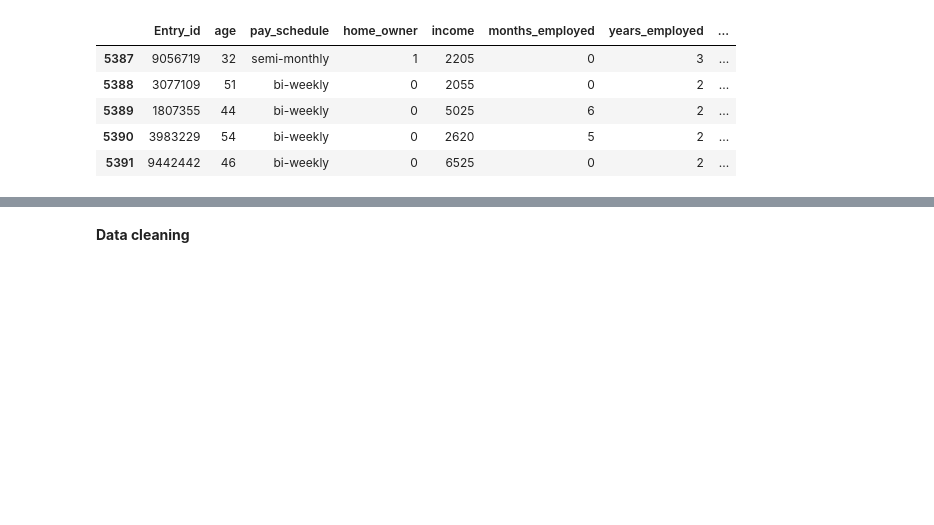
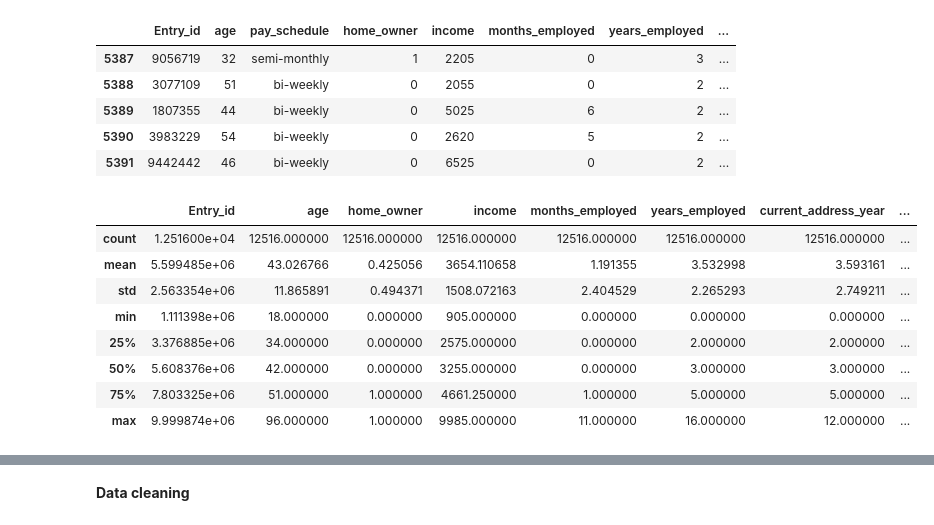
Before and after one commit to zreal135/Team_Pandas, a Jupyter notebook: Team_Pandas_DatafestAfrica_ML_Hackathon.ipynb, the cells around one changed output, grey strips where cells are left out. Cells and saved outputs as stored; diff of their text form; code cells hidden in the pictures; blank space fills up the shorter version.

```diff
--- a/Team_Pandas_DatafestAfrica_ML_Hackathon.ipynb
+++ b/Team_Pandas_DatafestAfrica_ML_Hackathon.ipynb
@@ -83,0 +83,13 @@ p
+# %%
+# Describing the datasets to get various summary statistics
+train.describe()
+# %% [output]
+|  | Entry_id | age | home_owner | income | months_employed | years_employed | current_address_year | ... |
+| count | 1.251600e+04 | 12516.000000 | 12516.000000 | 12516.000000 | 12516.000000 | 12516.000000 | 12516.000000 | ... |
+| mean | 5.599485e+06 | 43.026766 | 0.425056 | 3654.110658 | 1.191355 | 3.532998 | 3.593161 | ... |
+| std | 2.563354e+06 | 11.865891 | 0.494371 | 1508.072163 | 2.404529 | 2.265293 | 2.749211 | ... |
+| min | 1.111398e+06 | 18.000000 | 0.000000 | 905.000000 | 0.000000 | 0.000000 | 0.000000 | ... |
+| 25% | 3.376885e+06 | 34.000000 | 0.000000 | 2575.000000 | 0.000000 | 2.000000 | 2.000000 | ... |
+| 50% | 5.608376e+06 | 42.000000 | 0.000000 | 3255.000000 | 0.000000 | 3.000000 | 3.000000 | ... |
+| 75% | 7.803325e+06 | 51.000000 | 1.000000 | 4661.250000 | 1.000000 | 5.000000 | 5.000000 | ... |
+| max | 9.999874e+06 | 96.000000 | 1.000000 | 9985.000000 | 11.000000 | 16.000000 | 12.000000 | ... |
```
Also changed, not shown: parts of 5 cells of this notebook.
